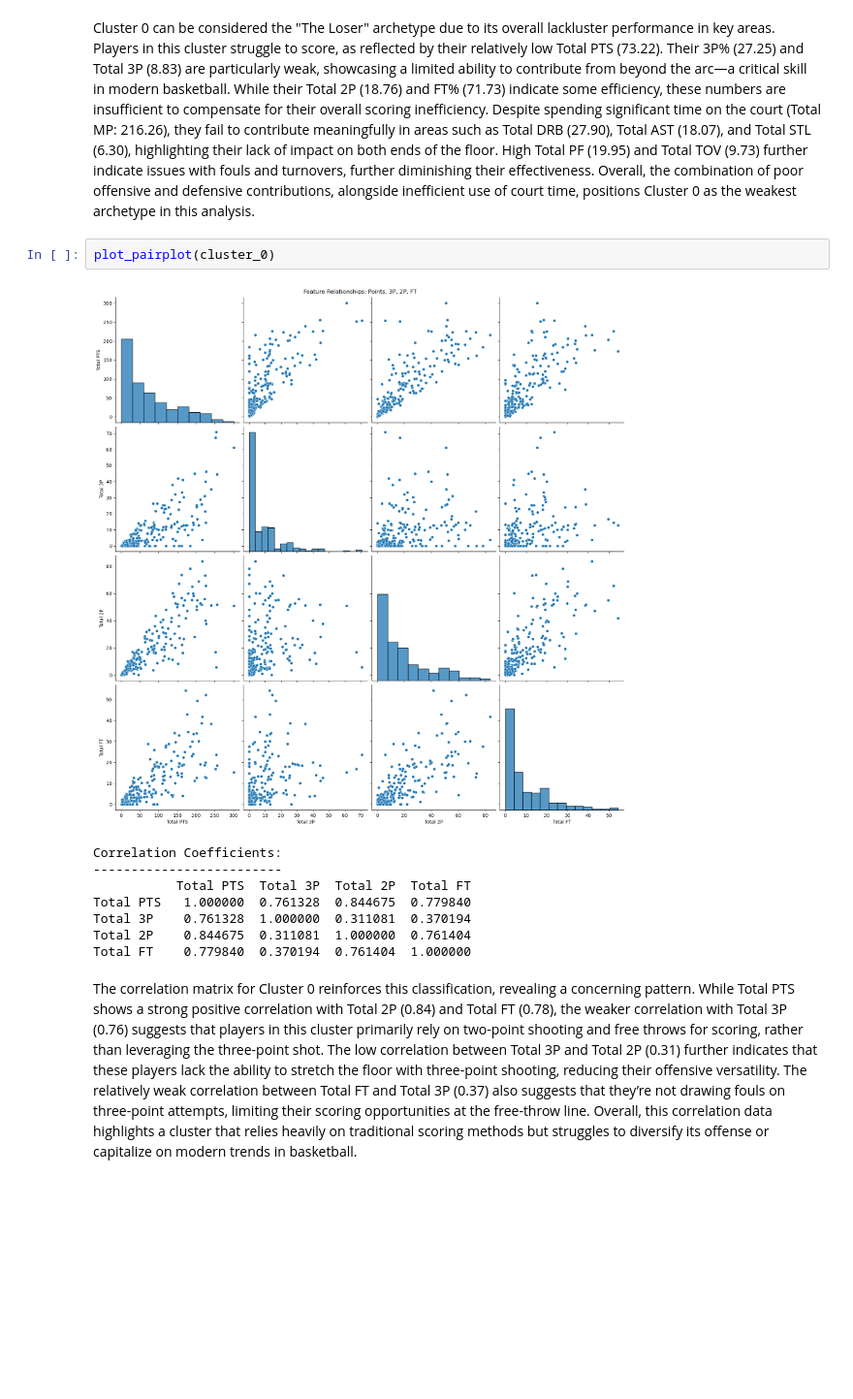
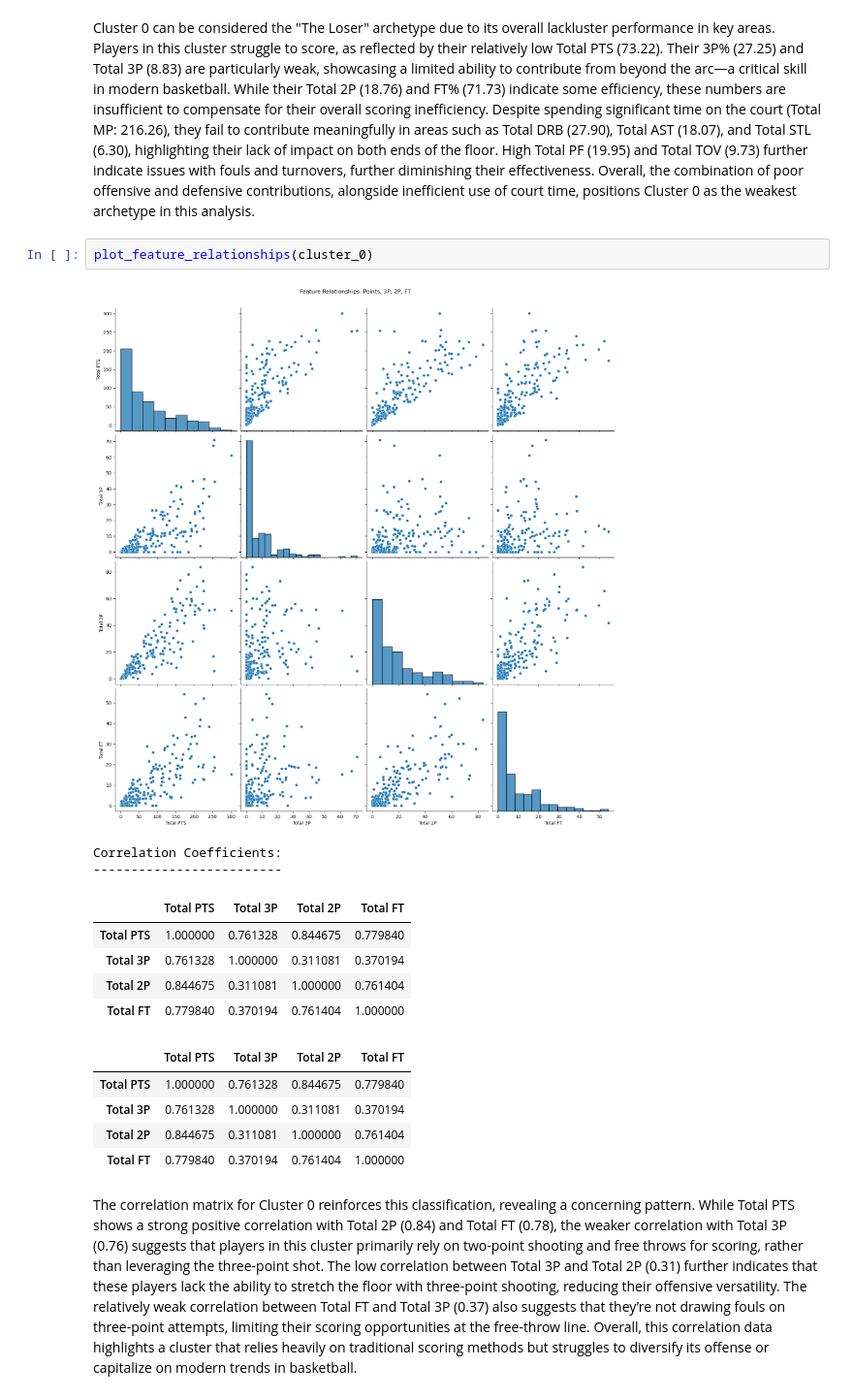
Before and after one commit to nazstephen/NBA-Archetypes, a Jupyter notebook: Project Notebook Part 2.ipynb, the cells around one changed output. Shown at 97% size. Drawn from its saved outputs; the diff is of its cells as text; blank space fills up the shorter version.

```diff
--- a/Project Notebook Part 2.ipynb
+++ b/Project Notebook Part 2.ipynb
@@ -175,15 +230,20 @@ dtype: float64
 # %% [markdown]
 Cluster 0 can be considered the "The Loser" archetype due to its overall lackluster performance in key areas. Players in this cluster struggle to score, as reflected by their relatively low Total PTS (73.22). Their 3P% (27.25) and Total 3P (8.83) are particularly weak, showcasing a limited ability to contribute from beyond the arc—a critical skill in modern basketball. While their Total 2P (18.76) and FT% (71.73) indicate some efficiency, these numbers are insufficient to compensate for their overall scoring inefficiency. Despite spending significant time on the court (Total MP: 216.26), they fail to contribute meaningfully in areas such as Total DRB (27.90), Total AST (18.07), and Total STL (6.30), highlighting their lack of impact on both ends of the floor. High Total PF (19.95) and Total TOV (9.73) further indicate issues with fouls and turnovers, further diminishing their effectiveness. Overall, the combination of poor offensive and defensive contributions, alongside inefficient use of court time, positions Cluster 0 as the weakest archetype in this analysis.
 # %%
-plot_pairplot(cluster_0)
+plot_feature_relationships(cluster_0)
 # %% [output]
-[figure, old version]
+[figure, new version]
 Correlation Coefficients:
 -------------------------
-           Total PTS  Total 3P  Total 2P  Total FT
-Total PTS   1.000000  0.761328  0.844675  0.779840
-Total 3P    0.761328  1.000000  0.311081  0.370194
-Total 2P    0.844675  0.311081  1.000000  0.761404
-Total FT    0.779840  0.370194  0.761404  1.000000
+|  | Total PTS | Total 3P | Total 2P | Total FT |
+| Total PTS | 1.000000 | 0.761328 | 0.844675 | 0.779840 |
+| Total 3P | 0.761328 | 1.000000 | 0.311081 | 0.370194 |
+| Total 2P | 0.844675 | 0.311081 | 1.000000 | 0.761404 |
+| Total FT | 0.779840 | 0.370194 | 0.761404 | 1.000000 |
+|  | Total PTS | Total 3P | Total 2P | Total FT |
+| Total PTS | 1.000000 | 0.761328 | 0.844675 | 0.779840 |
+| Total 3P | 0.761328 | 1.000000 | 0.311081 | 0.370194 |
+| Total 2P | 0.844675 | 0.311081 | 1.000000 | 0.761404 |
+| Total FT | 0.779840 | 0.370194 | 0.761404 | 1.000000 |
 # %% [markdown]
 The correlation matrix for Cluster 0 reinforces this classification, revealing a concerning pattern. While Total PTS shows a strong positive correlation with Total 2P (0.84) and Total FT (0.78), the weaker correlation with Total 3P (0.76) suggests that players in this cluster primarily rely on two-point shooting and free throws for scoring, rather than leveraging the three-point shot. The low correlation between Total 3P and Total 2P (0.31) further indicates that these players lack the ability to stretch the floor with three-point shooting, reducing their offensive versatility. The relatively weak correlation between Total FT and Total 3P (0.37) also suggests that they’re not drawing fouls on three-point attempts, limiting their scoring opportunities at the free-throw line. Overall, this correlation data highlights a cluster that relies heavily on traditional scoring methods but struggles to diversify its offense or capitalize on modern trends in basketball.
```
Also changed, not shown: parts of 41 cells of this notebook.
